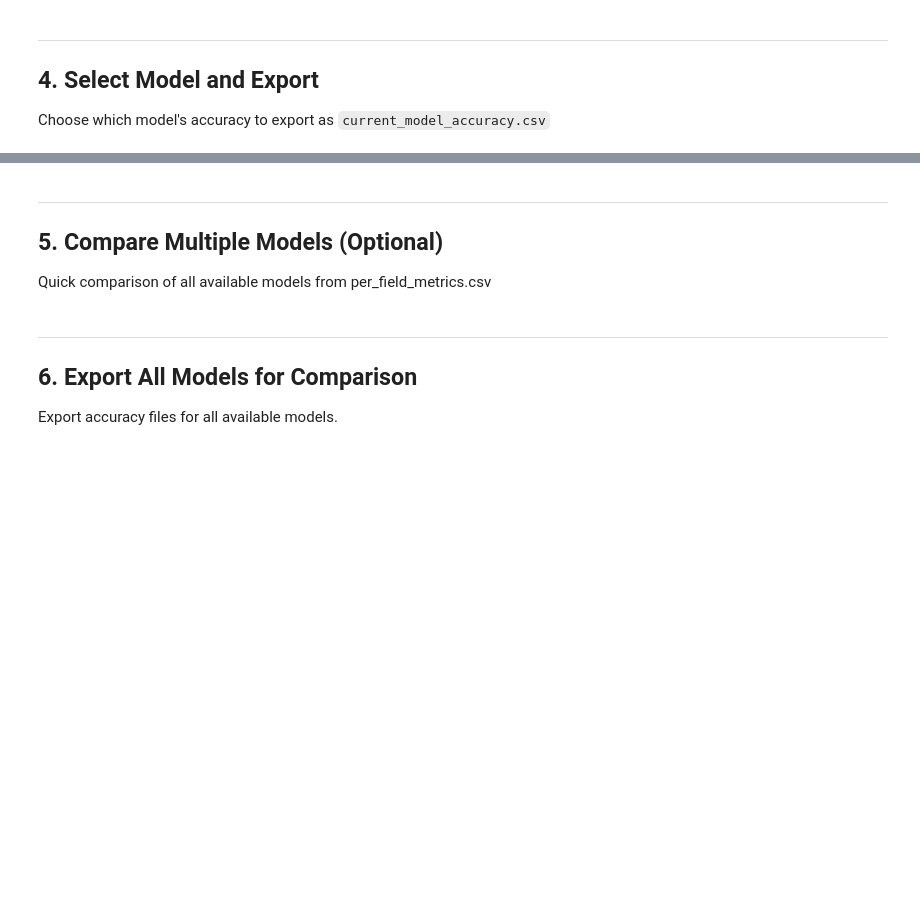
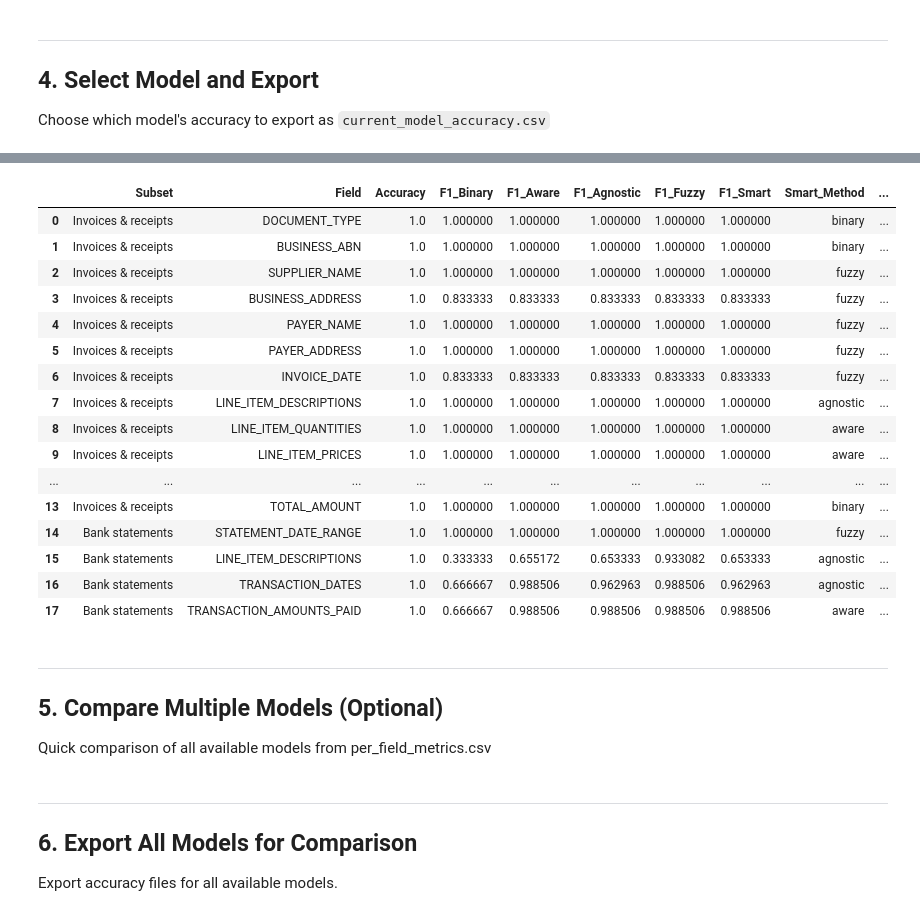
Before and after one commit to tmnestor/LMM_POC, a Jupyter notebook: notebooks_v2/harvest_model_accuracy.ipynb, the cells around one changed output, grey strips where cells are left out. Cells and saved outputs as stored; diff of their text form; code cells hidden in the pictures; blank space fills up the shorter version.

```diff
--- a/notebooks_v2/harvest_model_accuracy.ipynb
+++ b/notebooks_v2/harvest_model_accuracy.ipynb
@@ -291,11 +742,21 @@ if result_files['llama_batch']:
     batch_dfs['Llama-11B'] = load_batch_results(latest)
     print()
 
+# InternVL3-8B: Check both explicit 8B files and generic internvl3 files
 if result_files['internvl3_8b_batch']:
     latest = result_files['internvl3_8b_batch'][0]
+    batch_dfs['InternVL3-8B'] = load_batch_results(latest)
+    print()
+elif result_files['internvl3_batch']:
+    # Use generic internvl3_batch_results as 8B fallback
+    latest = result_files['internvl3_batch'][0]
+    print("Using generic internvl3_batch_results as InternVL3-8B:")
     batch_dfs['InternVL3-8B'] = load_batch_results(latest)
     print()
 
 if result_files['internvl3_2b_batch']:
     latest = result_files['internvl3_2b_batch'][0]
     batch_dfs['InternVL3-2B'] = load_batch_results(latest)
+    print()
+
+print(f"\nModels loaded: {list(batch_dfs.keys())}")
@@ -310,10 +792,10 @@ Choose which model's accuracy to export as `current_model_accuracy.csv`
 # =============================================================================
 
 # Choose model to export
-SELECTED_MODEL = "InternVL3-8B"  # Options: "Llama-11B", "InternVL3-8B", "InternVL3-2B"
+SELECTED_MODEL = "Llama-11B"  # Options: "Llama-11B", "InternVL3-8B", "InternVL3-2B"
 
 # Choose data source
-USE_PER_FIELD_METRICS = True  # True = use per_field_metrics.csv (recommended)
+USE_PER_FIELD_METRICS = False  # True = use per_field_metrics.csv (recommended)
                                # False = aggregate from batch results (coverage only)
 
 # Output filename
@@ -321,8 +803,9 @@ OUTPUT_FILENAME = "current_model_accuracy.csv"
 # %%
 def export_model_accuracy(model_name: str, use_per_field: bool,
                           per_field_df: pd.DataFrame, batch_dfs: dict,
+                          ground_truth_df: pd.DataFrame,
                           output_path: Path) -> pd.DataFrame:
-    """Export field-level accuracy for selected model."""
+    """Export field-level accuracy AND all F1 variants for selected model."""
 
     if use_per_field and per_field_df is not None:
         print(f"Using per_field_metrics.csv for {model_name}")
@@ -331,18 +814,46 @@ def export_model_accuracy(model_name: str, use_per_field: bool,
             return None
     elif model_name in batch_dfs:
         print(f"Aggregating from batch results for {model_name}")
-        print("WARNING: This gives extraction coverage, not true accuracy!")
-        result_df = compute_field_accuracy_from_batch(batch_dfs[model_name])
-        result_df = result_df[['Subset', 'Field', 'Accuracy']]
+        if ground_truth_df is not None:
+            print("Computing F1 against ground truth...")
+        result_df = compute_field_accuracy_from_batch(batch_dfs[model_name], ground_truth_df)
     else:
         print(f"No data available for {model_name}")
         return None
 
-    # Save
-    result_df.to_csv(output_path, index=False)
+    # Determine which columns to save
+    save_cols = ['Subset', 'Field', 'Accuracy']
+
+    # Add F1 columns if they have data (F1_Smart first as recommended)
+    for f1_col in ['F1_Smart', 'F1_Binary', 'F1_Aware', 'F1_Agnostic', 'F1_Fuzzy']:
+        if f1_col in result_df.columns and result_df[f1_col].notna().any():
+            save_cols.append(f1_col)
+
+    # Add Smart_Method to show which method was used
+    if 'Smart_Method' in result_df.columns:
+        save_cols.append('Smart_Method')
+
+    if 'Exclusive' in result_df.columns:
+        save_cols.append('Exclusive')
+
+    result_df[save_cols].to_csv(output_path, index=False)
     print(f"\nSaved: {output_path}")
     print(f"Fields: {len(result_df)}")
     print(f"Mean accuracy: {result_df['Accuracy'].mean():.1%}")
+
+    # Print F1 summaries
+    print(f"\nF1 Scores:")
+    if 'F1_Smart' in save_cols:
+        print(f"  F1_Smart (field-appropriate): {result_df['F1_Smart'].mean():.1%}  ← RECOMMENDED")
+        print(f"  ----------------------------------------")
+    if 'F1_Binary' in save_cols:
+        print(f"  Binary (exact full match):    {result_df['F1_Binary'].mean():.1%}")
+    if 'F1_Aware' in save_cols:
+        print(f"  Position-Aware (positional):  {result_df['F1_Aware'].mean():.1%}")
+    if 'F1_Agnostic' in save_cols:
+        print(f"  Position-Agnostic (set):      {result_df['F1_Agnostic'].mean():.1%}")
+    if 'F1_Fuzzy' in save_cols:
+        print(f"  Fuzzy Agnostic (lenient):     {result_df['F1_Fuzzy'].mean():.1%}")
 
     return result_df
 
@@ -353,6 +864,7 @@ exported_df = export_model_accuracy(
     USE_PER_FIELD_METRICS,
     per_field_df,
     batch_dfs,
+    ground_truth_df,  # Pass ground truth for F1 computation
     output_path
 )
 
@@ -361,3 +873,4 @@ if exported_df is not None:
     print("Exported Data:")
     print("=" * 60)
     display(exported_df)
+# %% [output]
@@ -364,3 +894,20 @@ if exported_df is not None:
+|  | Subset | Field | Accuracy | F1_Binary | F1_Aware | F1_Agnostic | F1_Fuzzy | F1_Smart | Smart_Method | ... |
+| 0 | Invoices & receipts | DOCUMENT_TYPE | 1.0 | 1.000000 | 1.000000 | 1.000000 | 1.000000 | 1.000000 | binary | ... |
+| 1 | Invoices & receipts | BUSINESS_ABN | 1.0 | 1.000000 | 1.000000 | 1.000000 | 1.000000 | 1.000000 | binary | ... |
+| 2 | Invoices & receipts | SUPPLIER_NAME | 1.0 | 1.000000 | 1.000000 | 1.000000 | 1.000000 | 1.000000 | fuzzy | ... |
+| 3 | Invoices & receipts | BUSINESS_ADDRESS | 1.0 | 0.833333 | 0.833333 | 0.833333 | 0.833333 | 0.833333 | fuzzy | ... |
+| 4 | Invoices & receipts | PAYER_NAME | 1.0 | 1.000000 | 1.000000 | 1.000000 | 1.000000 | 1.000000 | fuzzy | ... |
+| 5 | Invoices & receipts | PAYER_ADDRESS | 1.0 | 1.000000 | 1.000000 | 1.000000 | 1.000000 | 1.000000 | fuzzy | ... |
+| 6 | Invoices & receipts | INVOICE_DATE | 1.0 | 0.833333 | 0.833333 | 0.833333 | 0.833333 | 0.833333 | fuzzy | ... |
+| 7 | Invoices & receipts | LINE_ITEM_DESCRIPTIONS | 1.0 | 1.000000 | 1.000000 | 1.000000 | 1.000000 | 1.000000 | agnostic | ... |
+| 8 | Invoices & receipts | LINE_ITEM_QUANTITIES | 1.0 | 1.000000 | 1.000000 | 1.000000 | 1.000000 | 1.000000 | aware | ... |
+| 9 | Invoices & receipts | LINE_ITEM_PRICES | 1.0 | 1.000000 | 1.000000 | 1.000000 | 1.000000 | 1.000000 | aware | ... |
+| ... | ... | ... | ... | ... | ... | ... | ... | ... | ... | ... |
+| 13 | Invoices & receipts | TOTAL_AMOUNT | 1.0 | 1.000000 | 1.000000 | 1.000000 | 1.000000 | 1.000000 | binary | ... |
+| 14 | Bank statements | STATEMENT_DATE_RANGE | 1.0 | 1.000000 | 1.000000 | 1.000000 | 1.000000 | 1.000000 | fuzzy | ... |
+| 15 | Bank statements | LINE_ITEM_DESCRIPTIONS | 1.0 | 0.333333 | 0.655172 | 0.653333 | 0.933082 | 0.653333 | agnostic | ... |
+| 16 | Bank statements | TRANSACTION_DATES | 1.0 | 0.666667 | 0.988506 | 0.962963 | 0.988506 | 0.962963 | agnostic | ... |
+| 17 | Bank statements | TRANSACTION_AMOUNTS_PAID | 1.0 | 0.666667 | 0.988506 | 0.988506 | 0.988506 | 0.988506 | aware | ... |
 # %% [markdown]
 ---
 ## 5. Compare Multiple Models (Optional)
```
Also changed, not shown: parts of 9 cells of this notebook, 5 other files.
